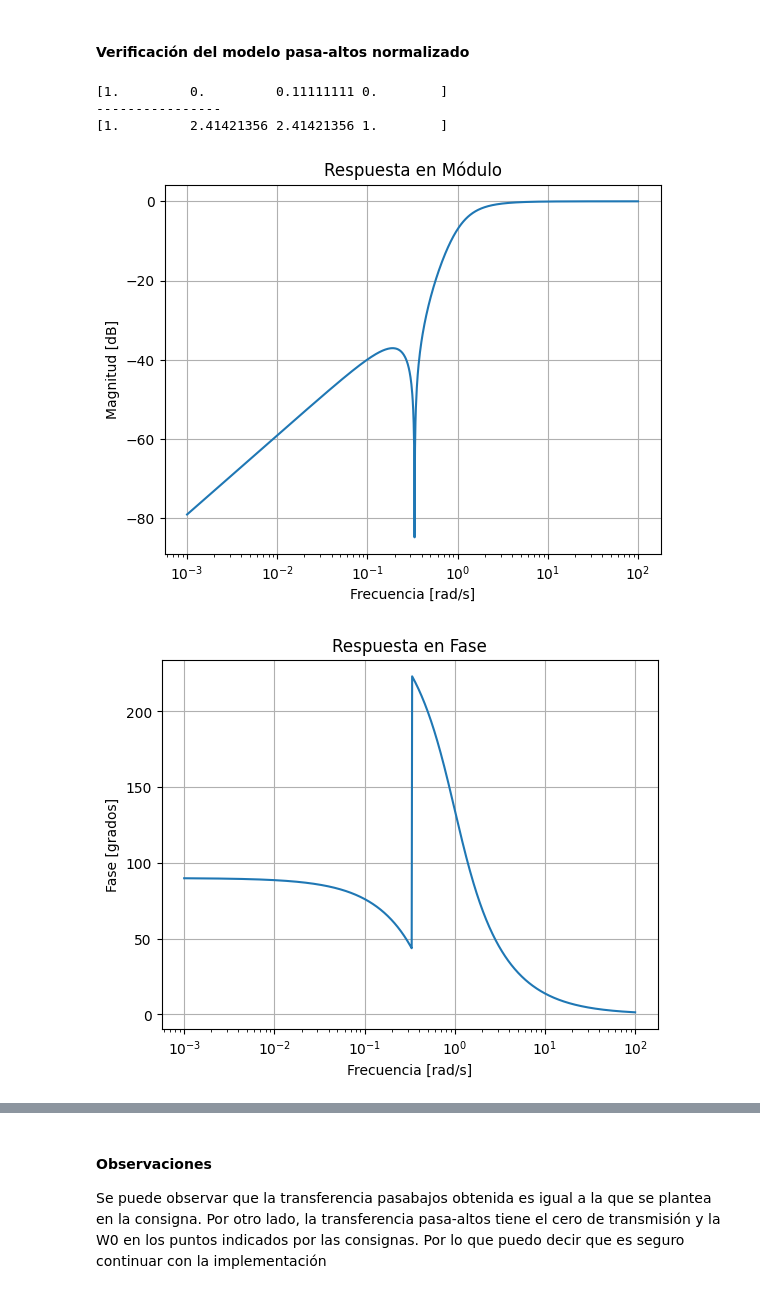
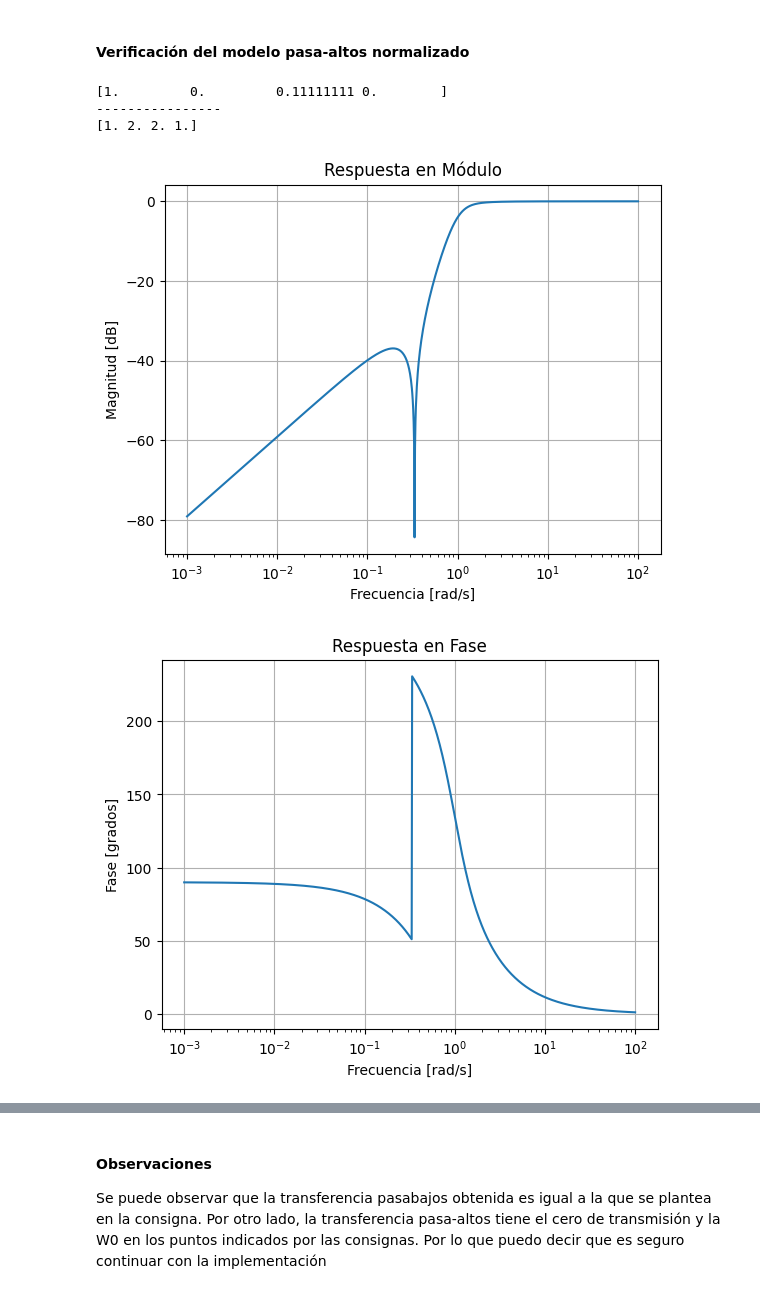
Before and after one commit to NicolasTobiasAlmaraz/TC2, a Jupyter notebook: Trabajos Prácticos Semanales/TPSemanal5/TS5.ipynb, the cells around one changed output, grey strips where cells are left out. Cells and saved outputs as stored; diff of their text form; code cells hidden in the pictures.

```diff
--- a/Trabajos Prácticos Semanales/TPSemanal5/TS5.ipynb
+++ b/Trabajos Prácticos Semanales/TPSemanal5/TS5.ipynb
@@ -124,16 +128,16 @@ plot_tf(tf,xlim=[0.1,100])
 # %%
 #Pasa Altos
 num1 = [1,0,1/9]
-den1 = [1,np.sqrt(2),1]
+den1 = [1,1,1]
 num2 = [1,0]
 den2 = [1,1]
 num = np.polymul(num1, num2)
 den = np.polymul(den1, den2)
 tf = signal.TransferFunction(num, den)
 plot_tf(tf,xlim=[0.001,100])
 # %% [output]
 [1.         0.         0.11111111 0.        ]
 ----------------
-[1.         2.41421356 2.41421356 1.        ]
+[1. 2. 2. 1.]
-[figure, old version]
+[figure, new version]
-[figure, old version]
+[figure, new version]
```
Also changed, not shown: parts of 3 cells of this notebook, 9 other files.
